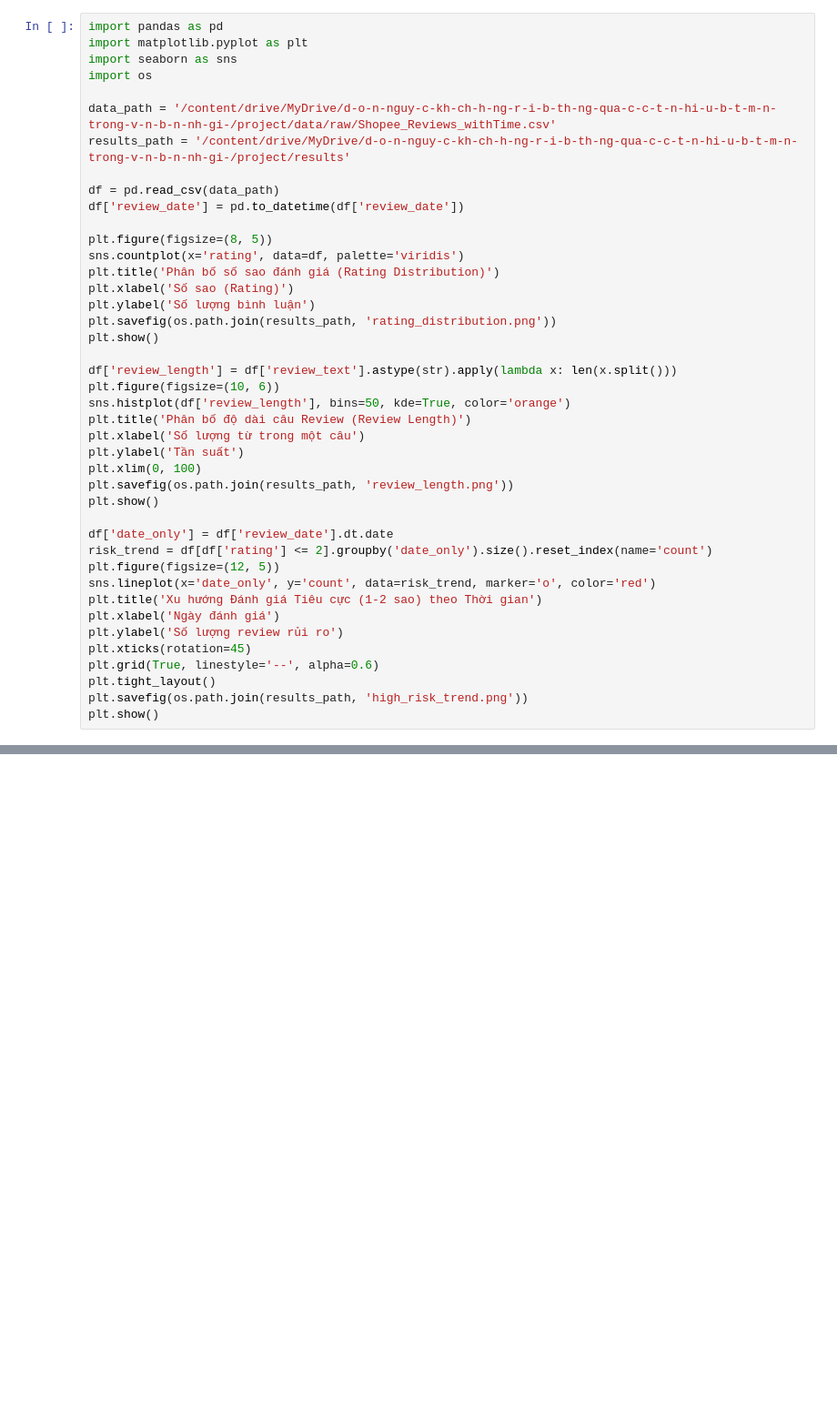
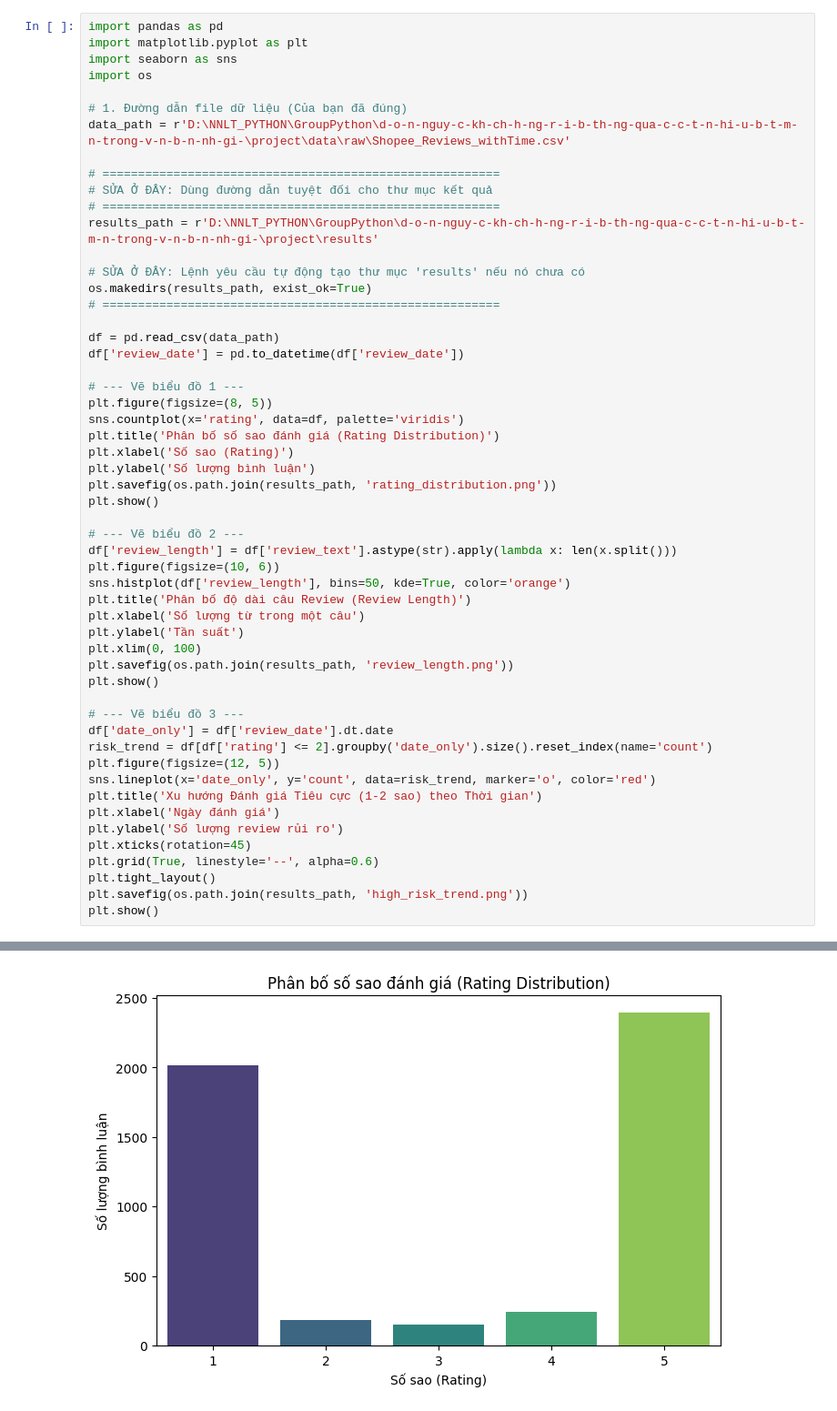
Before and after one commit to DjCurse/d-o-n-nguy-c-kh-ch-h-ng-r-i-b-th-ng-qua-c-c-t-n-hi-u-b-t-m-n-trong-v-n-b-n-nh-gi-, a Jupyter notebook: project/notebook/1_Khang_EDA.ipynb, the cells around one changed output, grey strips where cells are left out. Shown at 91% size. Saved outputs shown, nothing was run; the diff lists cells and outputs as text; blank space fills up the shorter version.

```diff
--- a/project/notebook/1_Khang_EDA.ipynb
+++ b/project/notebook/1_Khang_EDA.ipynb
@@ -4,12 +4,22 @@ import matplotlib.pyplot as plt
 import seaborn as sns
 import os
 
-data_path = '/content/drive/MyDrive/d-o-n-nguy-c-kh-ch-h-ng-r-i-b-th-ng-qua-c-c-t-n-hi-u-b-t-m-n-trong-v-n-b-n-nh-gi-/project/data/raw/Shopee_Reviews_withTime.csv'
-results_path = '/content/drive/MyDrive/d-o-n-nguy-c-kh-ch-h-ng-r-i-b-th-ng-qua-c-c-t-n-hi-u-b-t-m-n-trong-v-n-b-n-nh-gi-/project/results'
+# 1. Đường dẫn file dữ liệu (Của bạn đã đúng)
+data_path = r'D:\NNLT_PYTHON\GroupPython\d-o-n-nguy-c-kh-ch-h-ng-r-i-b-th-ng-qua-c-c-t-n-hi-u-b-t-m-n-trong-v-n-b-n-nh-gi-\project\data\raw\Shopee_Reviews_withTime.csv'
+
+# ========================================================
+# SỬA Ở ĐÂY: Dùng đường dẫn tuyệt đối cho thư mục kết quả
+# ========================================================
+results_path = r'D:\NNLT_PYTHON\GroupPython\d-o-n-nguy-c-kh-ch-h-ng-r-i-b-th-ng-qua-c-c-t-n-hi-u-b-t-m-n-trong-v-n-b-n-nh-gi-\project\results'
+
+# SỬA Ở ĐÂY: Lệnh yêu cầu tự động tạo thư mục 'results' nếu nó chưa có
+os.makedirs(results_path, exist_ok=True)
+# ========================================================
 
 df = pd.read_csv(data_path)
 df['review_date'] = pd.to_datetime(df['review_date'])
 
+# --- Vẽ biểu đồ 1 ---
 plt.figure(figsize=(8, 5))
 sns.countplot(x='rating', data=df, palette='viridis')
 plt.title('Phân bố số sao đánh giá (Rating Distribution)')
@@ -18,6 +28,7 @@ plt.ylabel('Số lượng bình luận')
 plt.savefig(os.path.join(results_path, 'rating_distribution.png'))
 plt.show()
 
+# --- Vẽ biểu đồ 2 ---
 df['review_length'] = df['review_text'].astype(str).apply(lambda x: len(x.split()))
 plt.figure(figsize=(10, 6))
 sns.histplot(df['review_length'], bins=50, kde=True, color='orange')
@@ -28,6 +39,7 @@ plt.xlim(0, 100)
 plt.savefig(os.path.join(results_path, 'review_length.png'))
 plt.show()
 
+# --- Vẽ biểu đồ 3 ---
 df['date_only'] = df['review_date'].dt.date
 risk_trend = df[df['rating'] <= 2].groupby('date_only').size().reset_index(name='count')
 plt.figure(figsize=(12, 5))
@@ -40,3 +52,4 @@ plt.grid(True, linestyle='--', alpha=0.6)
 plt.tight_layout()
 plt.savefig(os.path.join(results_path, 'high_risk_trend.png'))
 plt.show()
+# %% [output]
@@ -42,0 +59 @@ plt.show()
+[figure, added]
```
Also changed, not shown: parts of 1 cell of this notebook, 17 other files.
